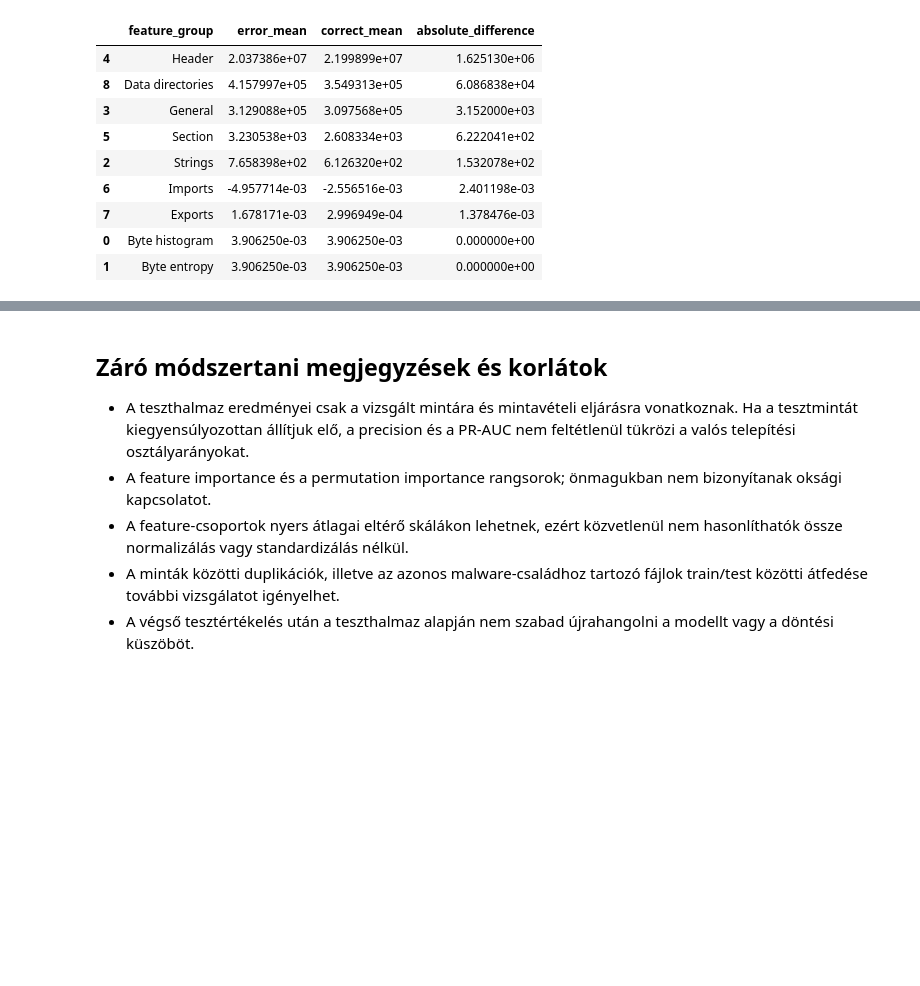
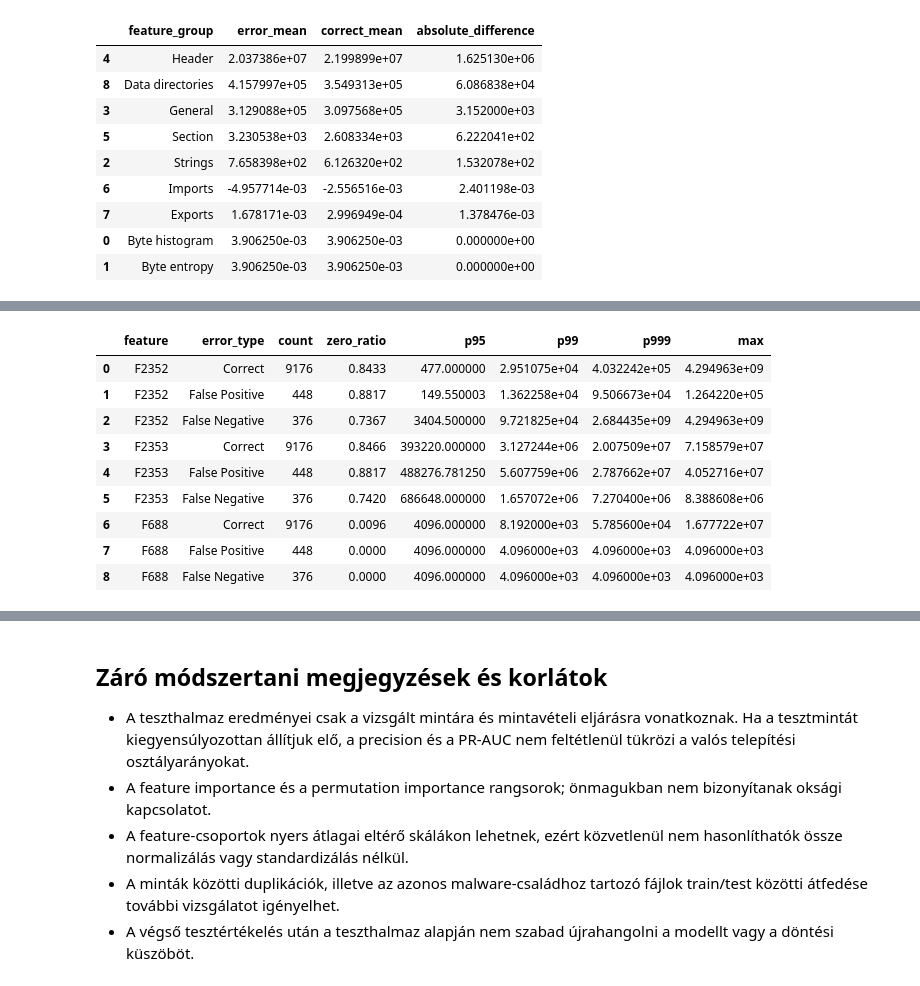
Before and after one commit to RaczNikoletta/Artificial-intelligence, a Jupyter notebook: PE_SupervisedML/EMBER_2018_v2_osszesitett.ipynb, the cells around one changed output, grey strips where cells are left out. Saved outputs shown, nothing was run; the diff lists cells and outputs as text; code cells hidden in the pictures; blank space fills up the shorter version.

```diff
--- a/PE_SupervisedML/EMBER_2018_v2_osszesitett.ipynb
+++ b/PE_SupervisedML/EMBER_2018_v2_osszesitett.ipynb
@@ -2043,0 +2260,40 @@ display(
+# %%
+results = []
+
+for feature_name in ["F2352", "F2353", "F688"]:
+    feature_idx = feature_names.index(feature_name)
+    values = X_test[:, feature_idx]
+
+    for error_type in ["Correct", "False Positive", "False Negative"]:
+        mask = (
+            error_analysis_df["error_type"].to_numpy()
+            == error_type
+        )
+
+        group_values = values[mask]
+
+        results.append({
+            "feature": feature_name,
+            "error_type": error_type,
+            "count": len(group_values),
+            "zero_ratio": np.mean(group_values == 0),
+            "p95": np.percentile(group_values, 95),
+            "p99": np.percentile(group_values, 99),
+            "p999": np.percentile(group_values, 99.9),
+            "max": np.max(group_values)
+        })
+
+outlier_analysis = pd.DataFrame(results)
+
+display(outlier_analysis.round(4))
+# %% [output]
+|  | feature | error_type | count | zero_ratio | p95 | p99 | p999 | max |
+| 0 | F2352 | Correct | 9176 | 0.8433 | 477.000000 | 2.951075e+04 | 4.032242e+05 | 4.294963e+09 |
+| 1 | F2352 | False Positive | 448 | 0.8817 | 149.550003 | 1.362258e+04 | 9.506673e+04 | 1.264220e+05 |
+| 2 | F2352 | False Negative | 376 | 0.7367 | 3404.500000 | 9.721825e+04 | 2.684435e+09 | 4.294963e+09 |
+| 3 | F2353 | Correct | 9176 | 0.8466 | 393220.000000 | 3.127244e+06 | 2.007509e+07 | 7.158579e+07 |
+| 4 | F2353 | False Positive | 448 | 0.8817 | 488276.781250 | 5.607759e+06 | 2.787662e+07 | 4.052716e+07 |
+| 5 | F2353 | False Negative | 376 | 0.7420 | 686648.000000 | 1.657072e+06 | 7.270400e+06 | 8.388608e+06 |
+| 6 | F688 | Correct | 9176 | 0.0096 | 4096.000000 | 8.192000e+03 | 5.785600e+04 | 1.677722e+07 |
+| 7 | F688 | False Positive | 448 | 0.0000 | 4096.000000 | 4.096000e+03 | 4.096000e+03 | 4.096000e+03 |
+| 8 | F688 | False Negative | 376 | 0.0000 | 4096.000000 | 4.096000e+03 | 4.096000e+03 | 4.096000e+03 |
```
Also changed, not shown: parts of 13 cells of this notebook.
